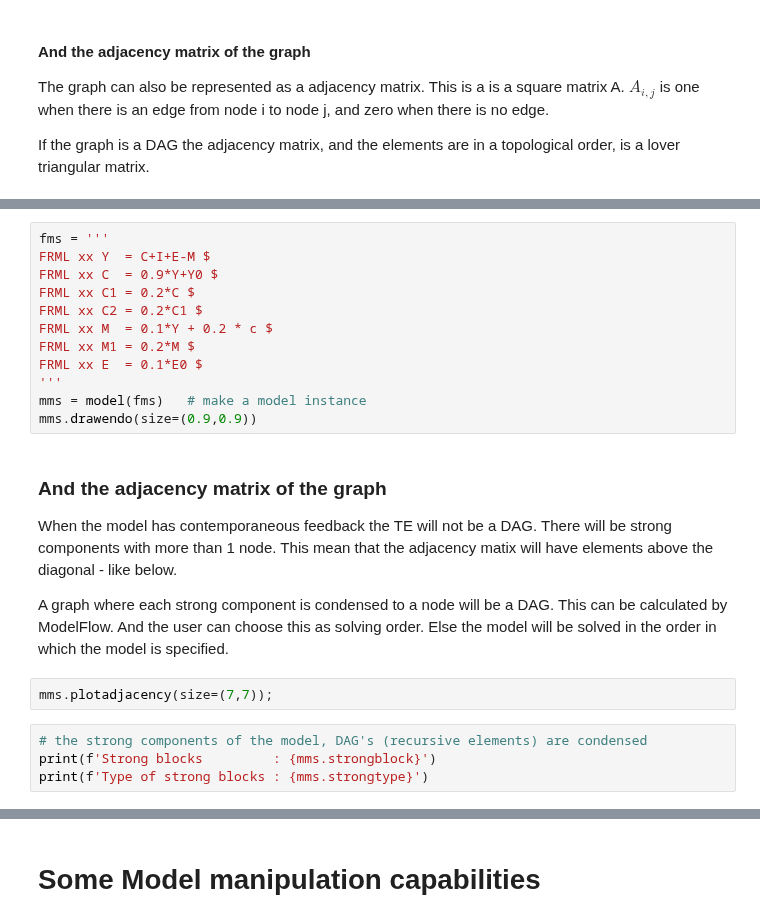
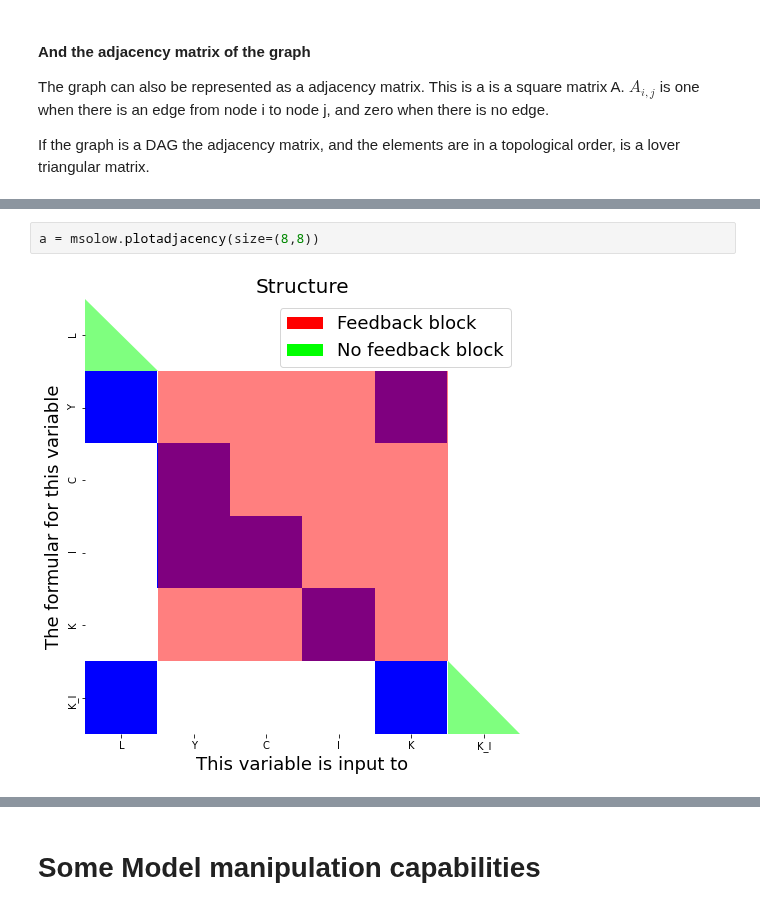
Before and after one commit to IbHansen/Modelflow2, a Jupyter notebook: Examples/ModelFlow features/wp/ModelFlow_Cef_2021.ipynb, the cells around one changed output, grey strips where cells are left out. Cells and saved outputs as stored; diff of their text form.

```diff
--- a/Examples/ModelFlow features/wp/ModelFlow_Cef_2021.ipynb
+++ b/Examples/ModelFlow features/wp/ModelFlow_Cef_2021.ipynb
@@ -721,26 +727,7 @@ Now lets look at another small model. This time with feedback.
-# %%
-fms = '''
-FRML xx Y  = C+I+E-M $
-FRML xx C  = 0.9*Y+Y0 $
-FRML xx C1 = 0.2*C $
-FRML xx C2 = 0.2*C1 $
-FRML xx M  = 0.1*Y + 0.2 * c $
-FRML xx M1 = 0.2*M $
-FRML xx E  = 0.1*E0 $
-'''
-mms = model(fms)   # make a model instance
-mms.drawendo(size=(0.9,0.9))
-# %% [markdown]
-### And the adjacency matrix of the graph
-When the model has contemporaneous feedback the TE will not be a DAG. There will be strong components with more than 1 node. This mean that the adjacency matix will have elements above the diagonal - like below.
-
-A graph where each strong component is condensed to a node will be a DAG. This can be calculated by ModelFlow. And the user can choose this as solving order. Else the model will be solved in the order in which the model is specified.
-# %%
-mms.plotadjacency(size=(7,7));
-# %%
-# the strong components of the model, DAG's (recursive elements) are condensed
-print(f'Strong blocks         : {mms.strongblock}')
-print(f'Type of strong blocks : {mms.strongtype}')
+# %%
+a = msolow.plotadjacency(size=(8,8))
+# %% [output]
+[figure, added]
 # %% [markdown]
 ## Solution ordering
 
```
Also changed, not shown: parts of 33 cells of this notebook, 1 other file.
